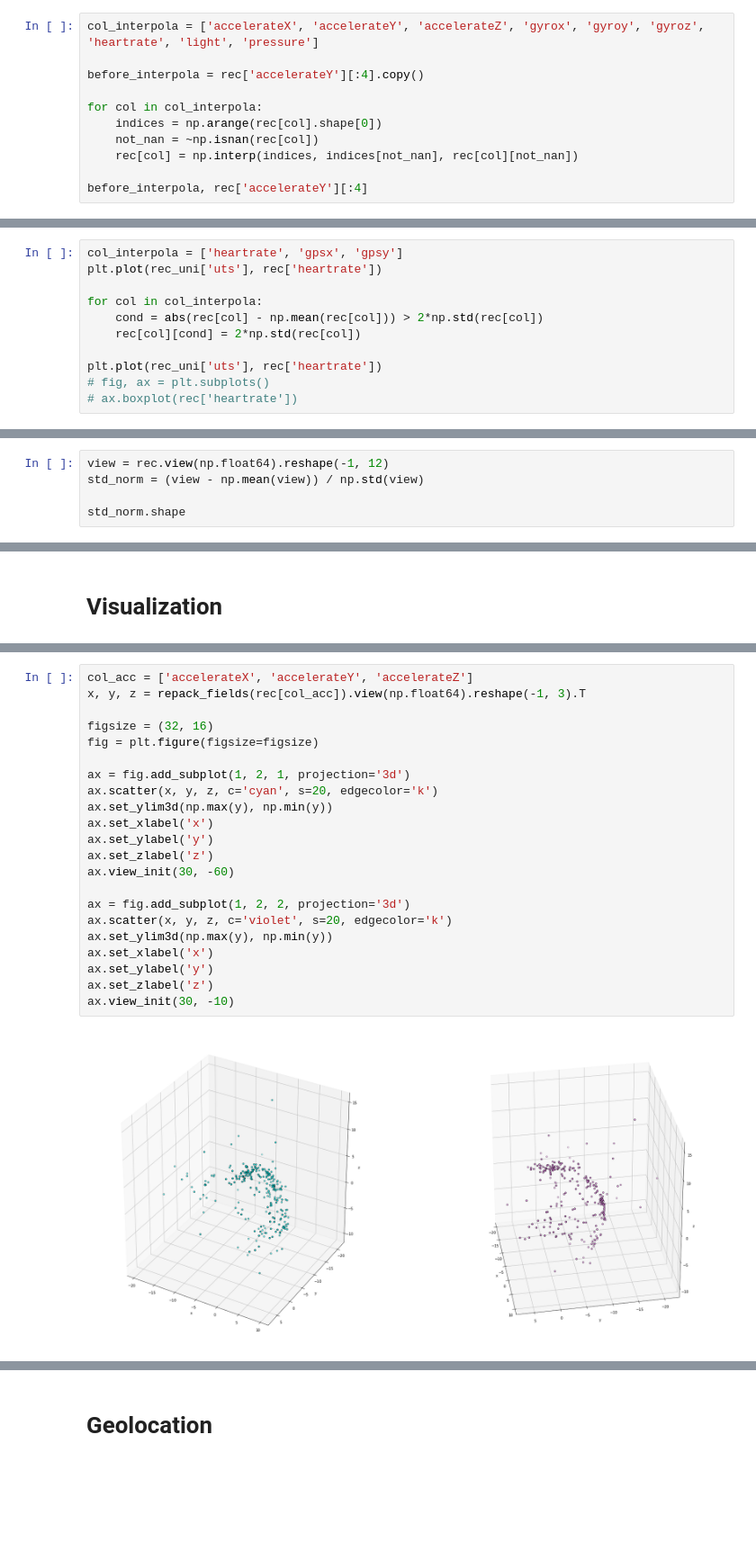
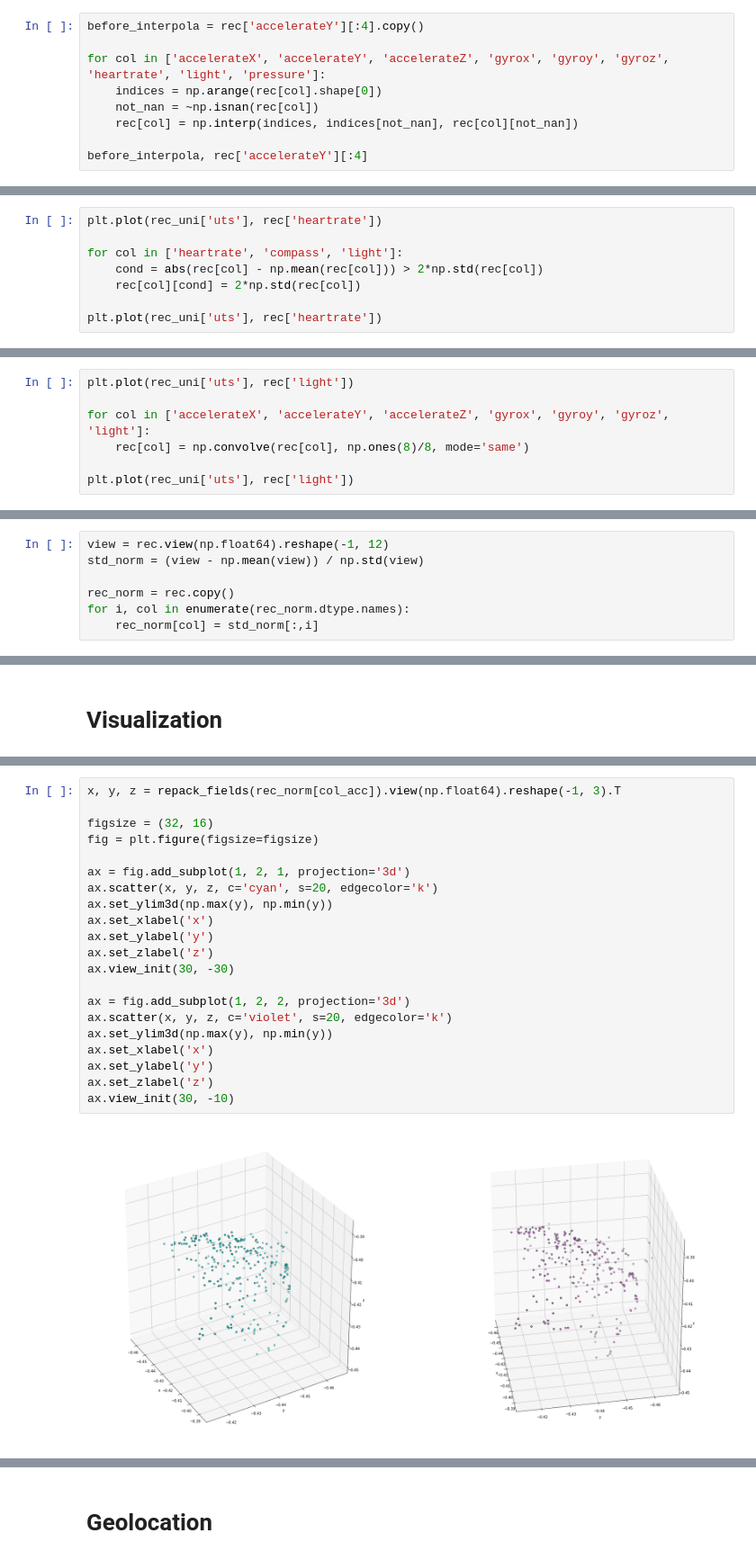
Before and after one commit to bdintu/machine-learning, a Jupyter notebook: lab1/lab1-1.ipynb, the cells around one changed output, grey strips where cells are left out. Shown at 90% size. Saved outputs shown, nothing was run; the diff lists cells and outputs as text; blank space fills up the shorter version.

```diff
--- a/lab1/lab1-1.ipynb
+++ b/lab1/lab1-1.ipynb
@@ -70,9 +86,7 @@ for col in col_zero:
 # %%
-col_interpola = ['accelerateX', 'accelerateY', 'accelerateZ', 'gyrox', 'gyroy', 'gyroz', 'heartrate', 'light', 'pressure']
-
 before_interpola = rec['accelerateY'][:4].copy()
 
-for col in col_interpola:
+for col in ['accelerateX', 'accelerateY', 'accelerateZ', 'gyrox', 'gyroy', 'gyroz', 'heartrate', 'light', 'pressure']:
     indices = np.arange(rec[col].shape[0])
     not_nan = ~np.isnan(rec[col])
     rec[col] = np.interp(indices, indices[not_nan], rec[col][not_nan])
@@ -86,14 +107,11 @@ before_interpola, rec['accelerateY'][:4]
 # %%
-col_interpola = ['heartrate', 'gpsx', 'gpsy']
 plt.plot(rec_uni['uts'], rec['heartrate'])
 
-for col in col_interpola:
+for col in ['heartrate', 'compass', 'light']:
     cond = abs(rec[col] - np.mean(rec[col])) > 2*np.std(rec[col])
     rec[col][cond] = 2*np.std(rec[col])
 
 plt.plot(rec_uni['uts'], rec['heartrate'])
-# fig, ax = plt.subplots()
-# ax.boxplot(rec['heartrate'])
 # %% [output]
 [<matplotlib.lines.Line2D at 0x...>]
 [figure]
@@ -109,0 +120,7 @@ plt.plot(rec_uni['uts'], np.convolve(rec['pressure'], np.ones(3)/3, mode='same')
+# %%
+plt.plot(rec_uni['uts'], rec['light'])
+
+for col in ['accelerateX', 'accelerateY', 'accelerateZ', 'gyrox', 'gyroy', 'gyroz', 'light']:
+    rec[col] = np.convolve(rec[col], np.ones(8)/8, mode='same')
+
+plt.plot(rec_uni['uts'], rec['light'])
@@ -113,4 +133,6 @@ plt.plot(rec_uni['uts'], np.convolve(rec['pressure'], np.ones(3)/3, mode='same')
 view = rec.view(np.float64).reshape(-1, 12)
 std_norm = (view - np.mean(view)) / np.std(view)
 
-std_norm.shape
+rec_norm = rec.copy()
+for i, col in enumerate(rec_norm.dtype.names):
+    rec_norm[col] = std_norm[:,i]
@@ -121,26 +148,25 @@ std_norm.shape
 # %%
-col_acc = ['accelerateX', 'accelerateY', 'accelerateZ']
-x, y, z = repack_fields(rec[col_acc]).view(np.float64).reshape(-1, 3).T
+x, y, z = repack_fields(rec_norm[col_acc]).view(np.float64).reshape(-1, 3).T
 
 figsize = (32, 16)
 fig = plt.figure(figsize=figsize)
 
 ax = fig.add_subplot(1, 2, 1, projection='3d')
 ax.scatter(x, y, z, c='cyan', s=20, edgecolor='k')
 ax.set_ylim3d(np.max(y), np.min(y))
 ax.set_xlabel('x')
 ax.set_ylabel('y')
 ax.set_zlabel('z')
-ax.view_init(30, -60)
+ax.view_init(30, -30)
 
 ax = fig.add_subplot(1, 2, 2, projection='3d')
 ax.scatter(x, y, z, c='violet', s=20, edgecolor='k')
 ax.set_ylim3d(np.max(y), np.min(y))
 ax.set_xlabel('x')
 ax.set_ylabel('y')
 ax.set_zlabel('z')
 ax.view_init(30, -10)
 # %% [output]
-[figure, old version]
+[figure, new version]
 # %%
 col_gyro = ['gyrox', 'gyroy', 'gyroz']
```
Also changed, not shown: parts of 30 cells of this notebook, 2 other files.
